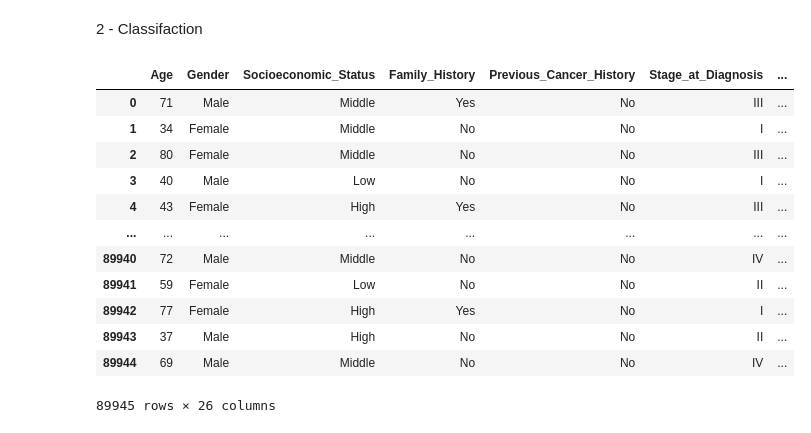
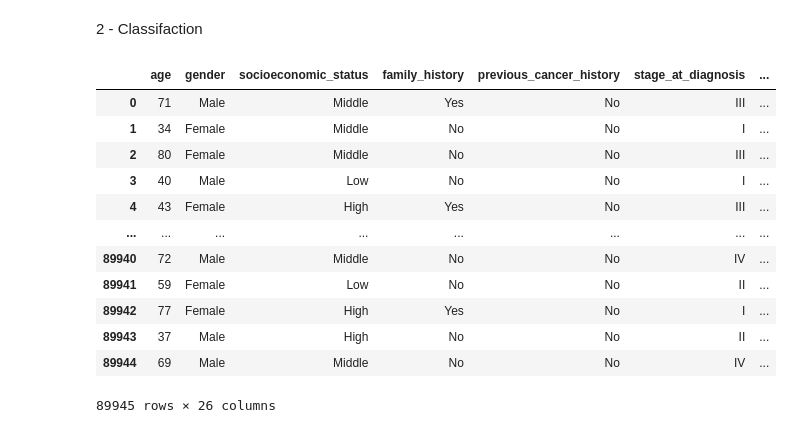
Before and after one commit to ahmedhussein2001/colorectal_cancer_prediction-pro, a Jupyter notebook: Untitled-1.ipynb, the cells around one changed output. Cells and saved outputs as stored; diff of their text form; code cells hidden in the pictures.

```diff
--- a/Untitled-1.ipynb
+++ b/Untitled-1.ipynb
@@ -259,10 +265,10 @@ R² Score: -0.0001248633217305617
 # %% [markdown]
 2 - Classifaction
 # %%
-df_1 = data.drop(columns=["Patient_ID","Region","Race","Urban_or_Rural"],axis=1)
+df_1 = data.drop(columns=["patient_id","region","race","urban_or_rural"],axis=1)
 df_1
 # %% [output]
-|  | Age | Gender | Socioeconomic_Status | Family_History | Previous_Cancer_History | Stage_at_Diagnosis | ... |
+|  | age | gender | socioeconomic_status | family_history | previous_cancer_history | stage_at_diagnosis | ... |
 | 0 | 71 | Male | Middle | Yes | No | III | ... |
 | 1 | 34 | Female | Middle | No | No | I | ... |
 | 2 | 80 | Female | Middle | No | No | III | ... |
```
Also changed, not shown: parts of 32 cells of this notebook.
